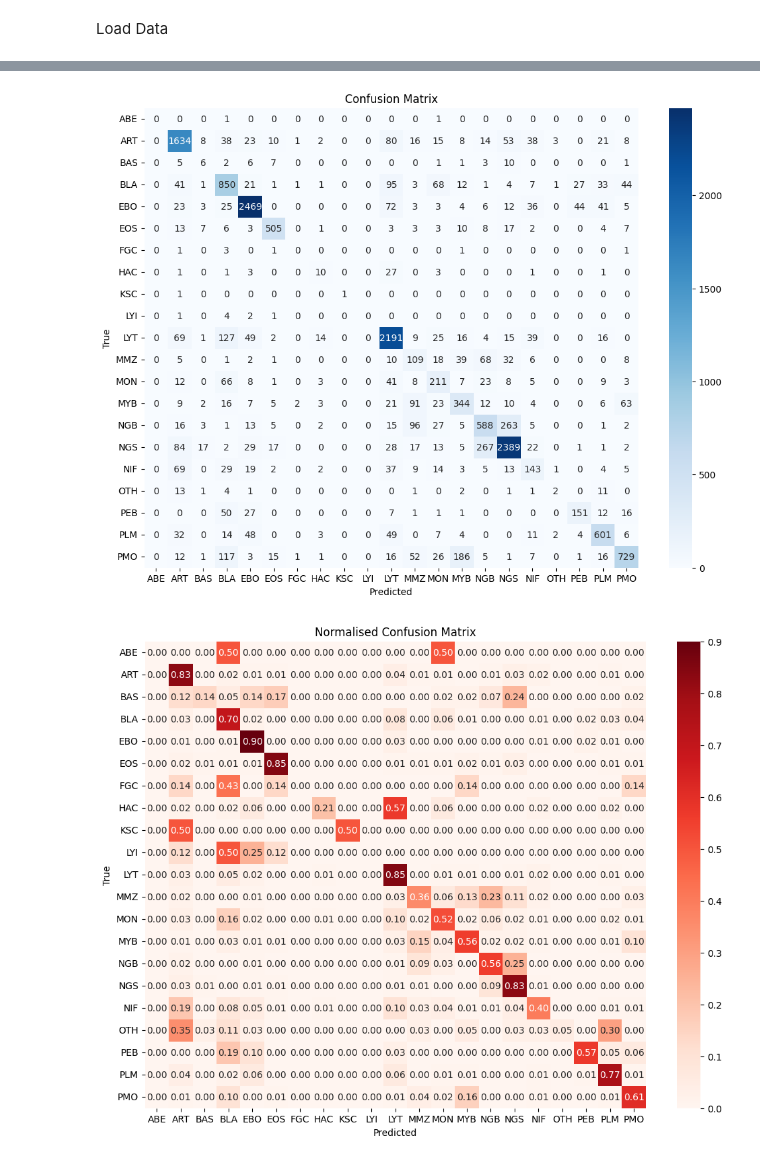
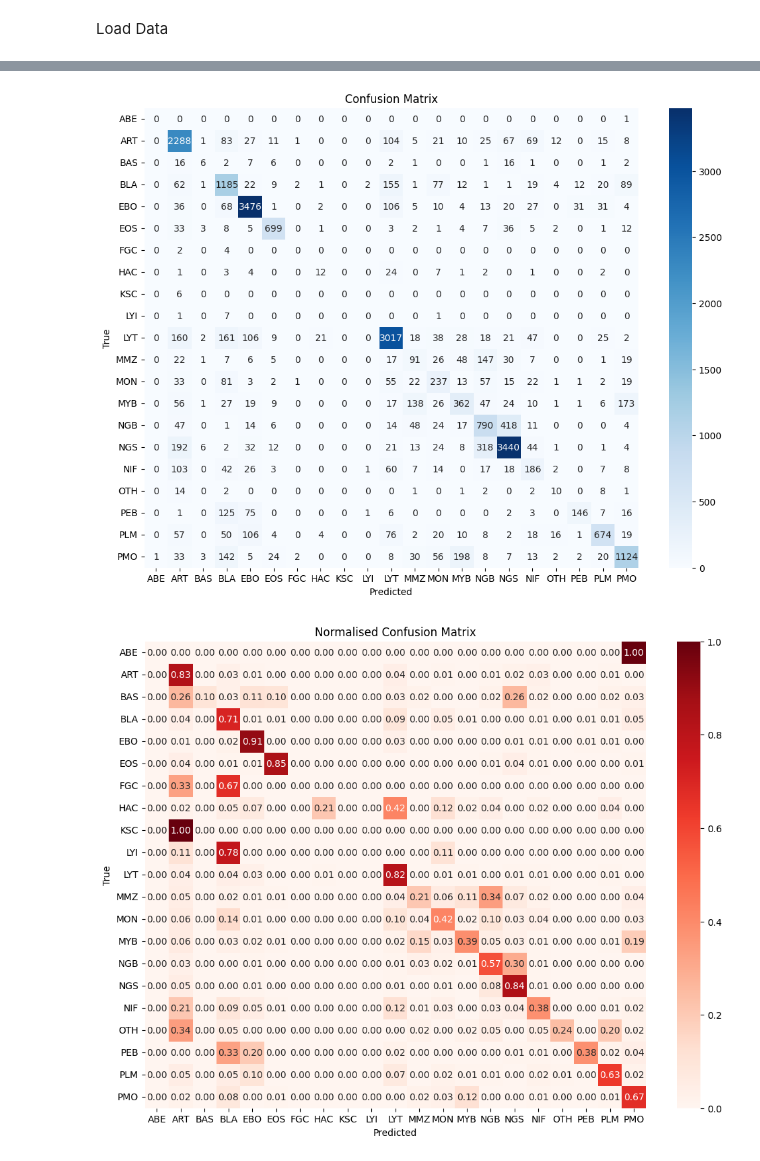
Before and after one commit to ejml1/Deep-Learning-for-Cancer-Detection, a Jupyter notebook: Loader.ipynb, the cells around one changed output, grey strips where cells are left out. Drawn from its saved outputs; the diff is of its cells as text; code cells hidden in the pictures.

```diff
--- a/Loader.ipynb
+++ b/Loader.ipynb
@@ -3,10 +3,11 @@ import os
 import pickle
 
 folder = 'pickle'
+inner_folder = 'model'
 
-with open(os.path.join(folder, 'model_pickle'), 'rb') as f:
+with open(os.path.join(folder, inner_folder, 'model_pickle'), 'rb') as f:
     model = pickle.load(f)
 
-with open(os.path.join(folder, 'history_pickle'), 'rb') as f:
+with open(os.path.join(folder, inner_folder, 'history_pickle'), 'rb') as f:
     loaded_history = pickle.load(f)
 # %% [output]
@@ -47,5 +48,5 @@ plt.show()
 # %%
-with open(os.path.join(folder, 'confusion_data'), 'rb') as f:
+with open(os.path.join(folder, inner_folder, 'confusion_data'), 'rb') as f:
     loaded_confusion_data = pickle.load(f)
 # %%
 import seaborn as sns
@@ -63,19 +64,19 @@ plt.ylabel('True')
 plt.title('Confusion Matrix')
 plt.show()
 # %% [output]
-[figure, old version]
+[figure, new version]
 # %%
-with open(os.path.join(folder,'normalised_confusion_data'), 'rb') as f:
+with open(os.path.join(folder, inner_folder,'normalised_confusion_data'), 'rb') as f:
     loaded_confusion_data = pickle.load(f)
 
 loaded_normalised_conf_matrix = loaded_confusion_data['normalised_conf_matrix']
 
 plt.figure(figsize=(12, 9))
 sns.heatmap(loaded_normalised_conf_matrix, annot=True, fmt='.2f', cmap='Reds', xticklabels=class_names, yticklabels=class_names)
 plt.xlabel('Predicted')
 plt.ylabel('True')
 plt.title('Normalised Confusion Matrix')
 plt.show()
 # %% [output]
-[figure, old version]
+[figure, new version]
 # %%
```
Also changed, not shown: parts of 4 cells of this notebook, 25 other files.
